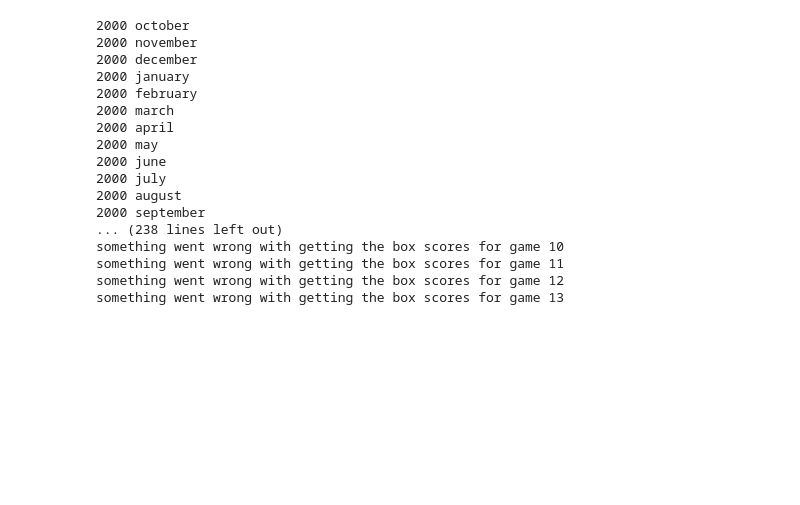
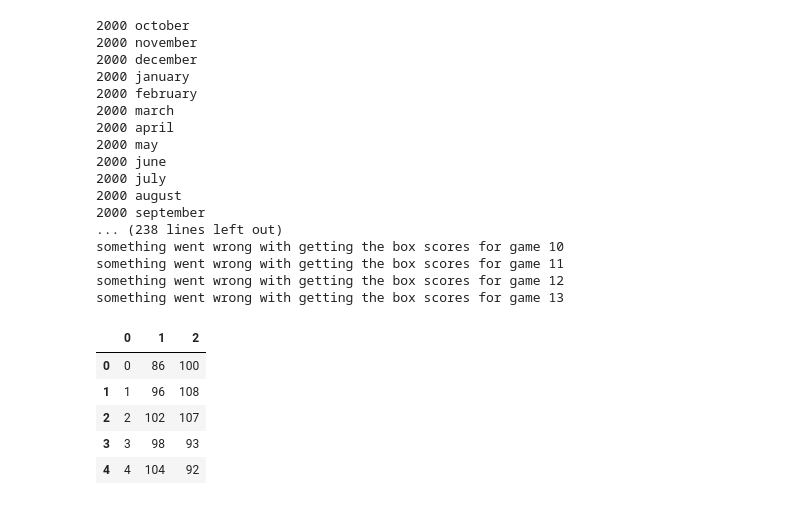
Before and after one commit to Silver-Scripters/scraper, a Jupyter notebook: BballRef-Scraper.ipynb, the cells around one changed output. Saved outputs shown, nothing was run; the diff lists cells and outputs as text; code cells hidden in the pictures; blank space fills up the shorter version.

Commit message:
result scraping

```diff
--- a/BballRef-Scraper.ipynb
+++ b/BballRef-Scraper.ipynb
@@ -11,8 +11,8 @@ boxscore_url = "https://www.basketball-reference.com/"
 years = range(2000, 2020, 1)
 months = ["october", "november", "december", "january", "february", "march", "april", "may", "june", "july", "august", "september"]
 # %%
-# years = [2022]
-# months = ["november"]
+years = [2022]
+months = ["november"]
 index = 0
 rows = []
 for year in years:
@@ -33,6 +33,8 @@ for year in years:
             try:
                 boxscore = requests.get(boxscore_url + game.a['href'])
                 boxsoup = BeautifulSoup(boxscore.content, 'html.parser')
+                scores = boxsoup.find_all(lambda tag: tag.name == 'div' and tag.get('class') == ['score'])
+                print(scores[0].text)
                 teams = boxsoup.find_all(lambda tag: tag.name == 'h2' and '-' in tag.text)
                 team1, team2 = teams[0].text.split(' ('), teams[1].text.split(' (')
                 team1_name, team2_name = team1[0], team2[0]
@@ -100,21 +94,15 @@ for year in years:
             try:
                 boxscore = requests.get(boxscore_url + game.a['href'])
                 boxsoup = BeautifulSoup(boxscore.content, 'html.parser')
-                row = []
-                boxes = boxsoup.find_all(lambda tag: tag.name == 'table' and '-' in tag.caption.text)
-                boxes = [boxes[0].tbody, boxes[1].tbody]
-                for box in boxes:
-                    players = box.find_all('tr')
-                    for i in range(5):
-                        stats = players[i].find_all('td')
-                        row.extend([stats[13].text, stats[18].text])
+                scores = boxsoup.find_all(lambda tag: tag.name == 'div' and tag.get('class') == ['score'])
+                row = [index, scores[0].text, scores[1].text]
                 index += 1
                 rows.append(row)
             except:
                 print("something went wrong with getting the box scores for game " + str(index))
                 pass
 df = pd.DataFrame(rows)
-df.to_csv('missed.csv', index = False)
+df.to_csv('results.csv', index = False)
 # %% [output]
 2000 october
 2000 november
@@ -133,3 +121,12 @@ something went wrong with getting the box scores for game 10
 something went wrong with getting the box scores for game 11
 something went wrong with getting the box scores for game 12
 something went wrong with getting the box scores for game 13
+# %%
+df.head()
+# %% [output]
+|  | 0 | 1 | 2 |
+| 0 | 0 | 86 | 100 |
+| 1 | 1 | 96 | 108 |
+| 2 | 2 | 102 | 107 |
+| 3 | 3 | 98 | 93 |
+| 4 | 4 | 104 | 92 |
```
Also changed, not shown: parts of 1 cell of this notebook, 2 other files.
